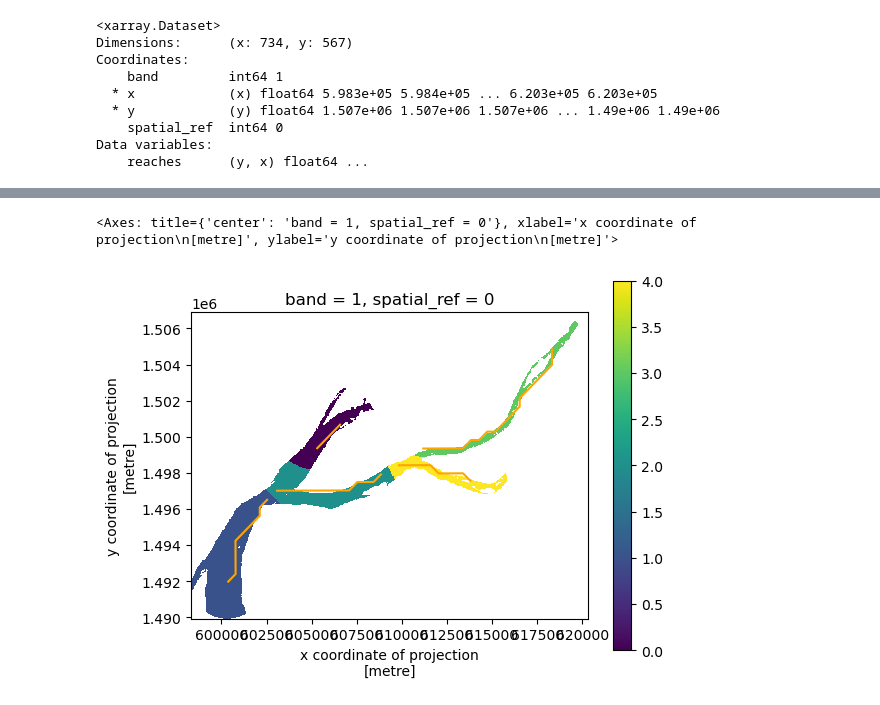
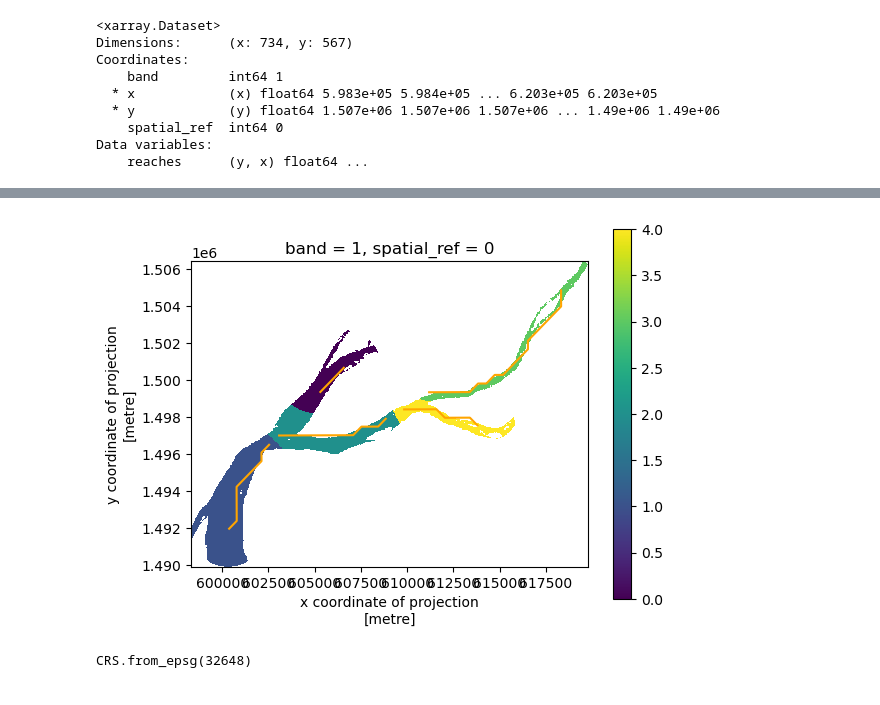
Before and after one commit to UW-GDA/mekong-water-quality, a Jupyter notebook: 01_river_reach_masks.ipynb, the cells around one changed output, grey strips where cells are left out. Cells and saved outputs as stored; diff of their text form; code cells hidden in the pictures.

```diff
--- a/01_river_reach_masks.ipynb
+++ b/01_river_reach_masks.ipynb
@@ -405,9 +420,11 @@ closest_reach_idx = closest_reach_idx.rio.reproject_match(water_90, resampling=R
+# %%
+# Mask out non-water pixels
+closest_reach_mask = closest_reach_idx.where(water_90 > 0, drop=True)
 # %%
 fig, ax = plt.subplots()
-closest_reach_idx.where(water_90 > 0).plot.imshow(ax=ax)
+closest_reach_mask.plot.imshow(ax=ax)
 reaches.plot(ax=ax, color = 'orange')
 # %% [output]
-<Axes: title={'center': 'band = 1, spatial_ref = 0'}, xlabel='x coordinate of projection\n[metre]', ylabel='y coordinate of projection\n[metre]'>
-[figure, old version]
+[figure, new version]
 # %%
 # Save it!
@@ -414,0 +432,4 @@ closest_reach_idx.to_netcdf('data/external/river_reach_mask.nc')
+# %%
+closest_reach_mask.rio.crs
+# %% [output]
+CRS.from_epsg(32648)
```
Also changed, not shown: parts of 4 cells of this notebook, 2 other files.
